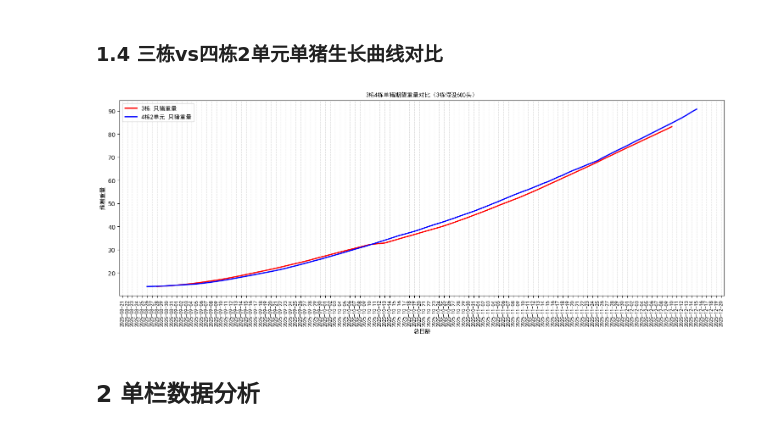
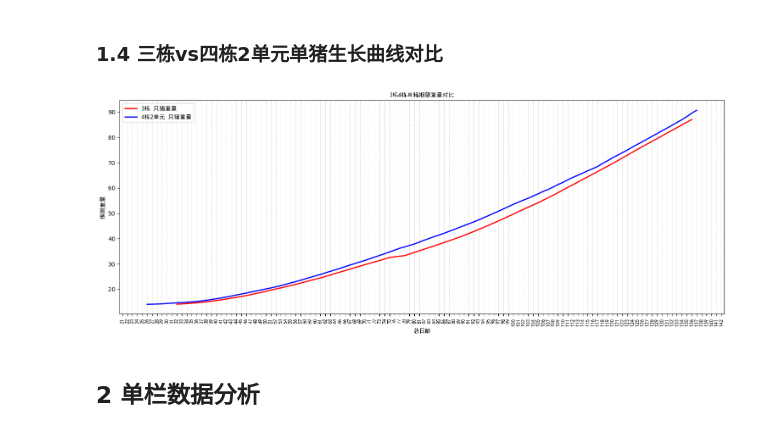
Before and after one commit to yixuan228/work-error-detect, a Jupyter notebook: 三栋喂食数据分析.ipynb, the cells around one changed output. Drawn from its saved outputs; the diff is of its cells as text; code cells hidden in the pictures.

```diff
--- a/三栋喂食数据分析.ipynb
+++ b/三栋喂食数据分析.ipynb
@@ -232,40 +232,49 @@ import pandas as pd
 df_build3 = pd.read_excel('data/三栋1-4单元推测重量统计.xlsx', index_col=False)
 df_build4 = pd.read_excel('data/四栋2单元推测重量统计.xlsx', index_col=False)
 
+df_build3_n = pd.read_excel('data/三栋总存栏数据.xlsx').dropna(axis=1, how='all').rename(columns={'日期': '饲喂日期'})
+df_build3_n['饲喂日期'] = pd.to_datetime(df_build3_n['饲喂日期'])
+
 df_build3['饲喂日期'] = pd.to_datetime(df_build3['饲喂日期'])
 df_build4['饲喂日期'] = pd.to_datetime(df_build4['饲喂日期'])
+
+df_build3['总日龄'] = (df_build3['饲喂日期'] - pd.to_datetime('2025-08-28')).dt.days + 32
+
+# 计算3单元只猪均
+df_build3 = df_build3.merge(df_build3_n, on='饲喂日期')
+df_build3['实际推测重量'] = df_build3['均值推测重量'] * 4 / df_build3['存栏'] + 14
 # %%
 # 可视化
 import matplotlib.pyplot as plt
 from matplotlib import font_manager
 # import matplotlib.dates as mdates
 from matplotlib.ticker import MultipleLocator
 
 CN_font = font_manager.FontProperties(fname='C:/Windows/Fonts/simhei.ttf')
 
 plt.figure(figsize=(15,6))
-plt.plot(df_build3['饲喂日期'], df_build3['均值推测重量']/600 + 14, color='red', label='3栋 只猪重量', linewidth=2)
-plt.plot(df_build4['饲喂日期'], df_build4['实际推测重量'], color='blue', label='4栋2单元 只猪重量', linewidth=2)
+plt.plot(df_build3['总日龄'], df_build3['实际推测重量'], color='red', label='3栋 只猪重量', linewidth=2)
+plt.plot(df_build4['总日龄'], df_build4['实际推测重量'], color='blue', label='4栋2单元 只猪重量', linewidth=2)
 
 
 ax = plt.gca()
 # x 轴刻度间隔 = 1
 ax.xaxis.set_major_locator(MultipleLocator(1))
 
 # 添加 x 轴虚线（竖向网格线）
 ax.grid(axis='x', linestyle='--', alpha=0.4)
 
 plt.xlabel('总日龄', fontproperties=CN_font)
 plt.ylabel('推测重量', fontproperties=CN_font)
-plt.title("3栋4栋单猪期望重量对比（3栋假设600头）", fontproperties=CN_font)
+plt.title("3栋4栋单猪期望重量对比", fontproperties=CN_font)
 
 plt.xticks(rotation=90, fontproperties=CN_font, fontsize=9)
 plt.legend(prop=CN_font)
 plt.tight_layout()
 plt.savefig('figure/3栋4栋单猪期望重量对比(kg).png', dpi=300)
 plt.show()
 # %% [output]
-[figure, old version]
+[figure, new version]
 # %% [markdown]
 ## 2 单栏数据分析
 # %% [markdown]
```
Also changed, not shown: parts of 5 cells of this notebook, 28 other files.
